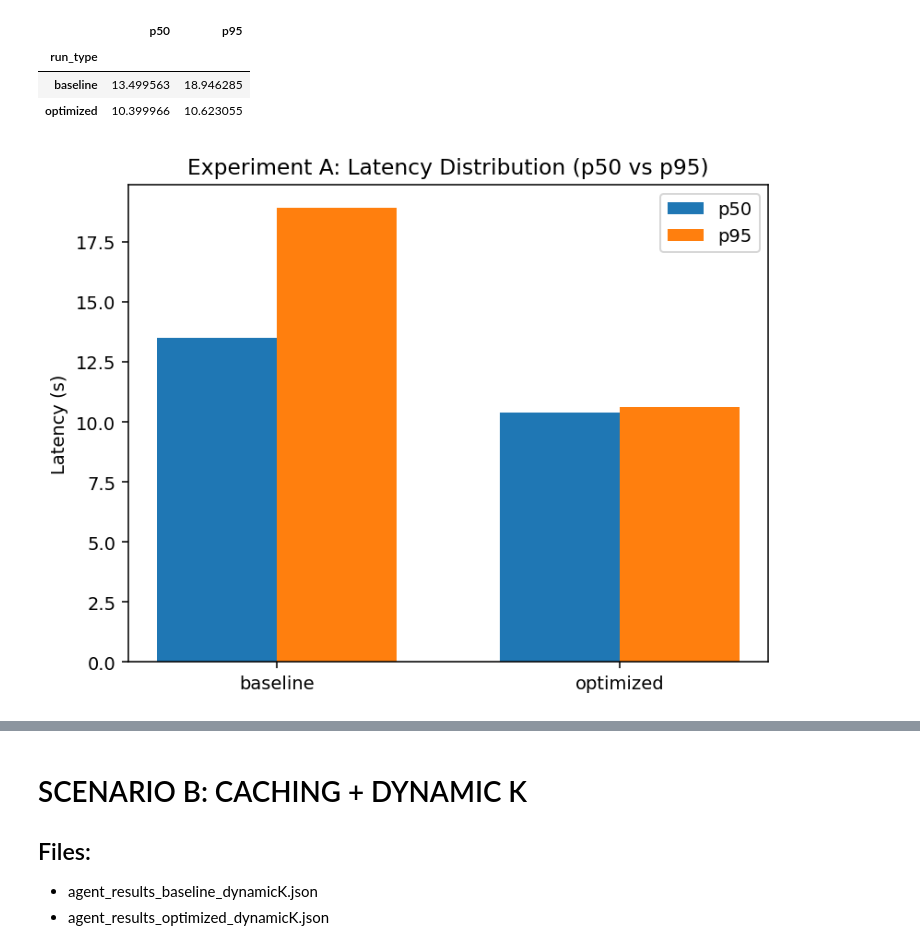
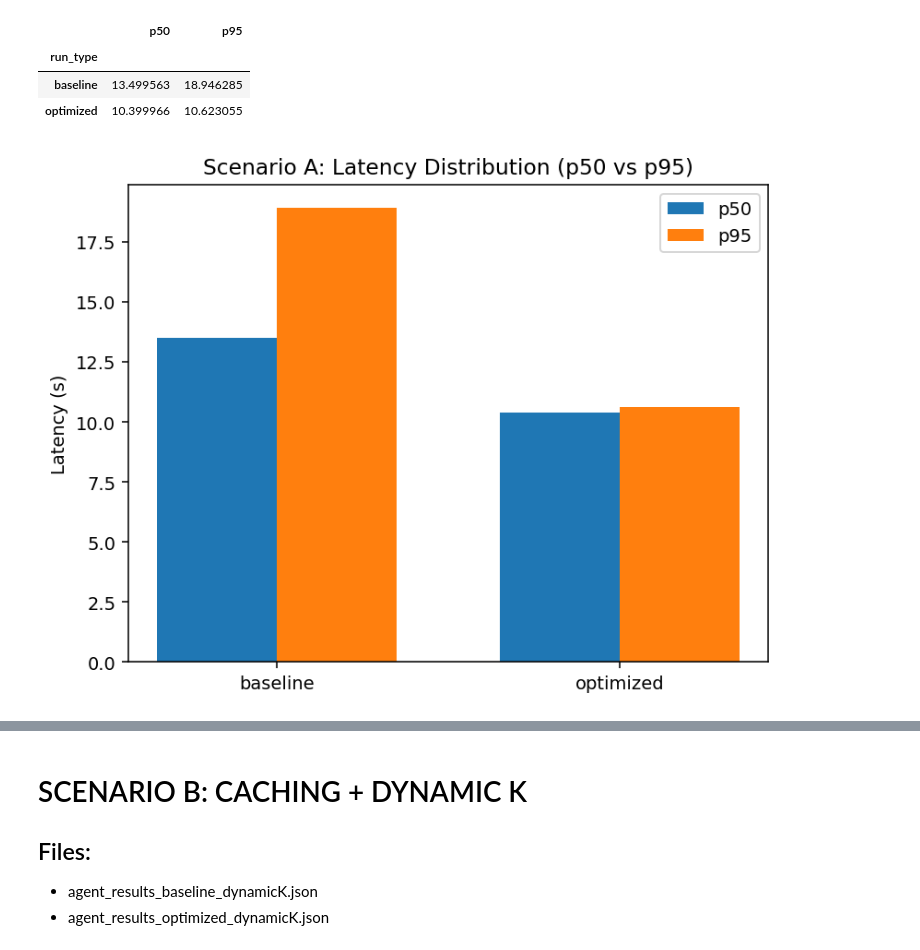
Before and after one commit to TenshiRachel/pto-rag, a Jupyter notebook: caching_result_analysis.ipynb, the cells around one changed output, grey strips where cells are left out. Drawn from its saved outputs; the diff is of its cells as text; code cells hidden in the pictures.

```diff
--- a/caching_result_analysis.ipynb
+++ b/caching_result_analysis.ipynb
@@ -179,23 +178,23 @@ display(latency_stats_A)
 # %%
 # make it plot-friendly
 latency_stats_A_plot = latency_stats_A.reset_index()
 
 # pull arrays
 labels = latency_stats_A_plot["run_type"].tolist()        # ['baseline','optimized']
 p50_vals = latency_stats_A_plot["p50"].to_numpy(dtype=float)
 p95_vals = latency_stats_A_plot["p95"].to_numpy(dtype=float)
 
 x = np.arange(len(labels))  # positions for baseline / optimized
 width = 0.35                # bar width
 
 plt.figure()
 plt.bar(x - width/2, p50_vals, width, label="p50")
 plt.bar(x + width/2, p95_vals, width, label="p95")
 
 plt.xticks(x, labels)
 plt.ylabel("Latency (s)")
-plt.title("Experiment A: Latency Distribution (p50 vs p95)")
+plt.title("Scenario A: Latency Distribution (p50 vs p95)")
 plt.legend()
 plt.show()
 # %% [output]
-[figure, old version]
+[figure, new version]
```
Also changed, not shown: parts of 7 cells of this notebook.
